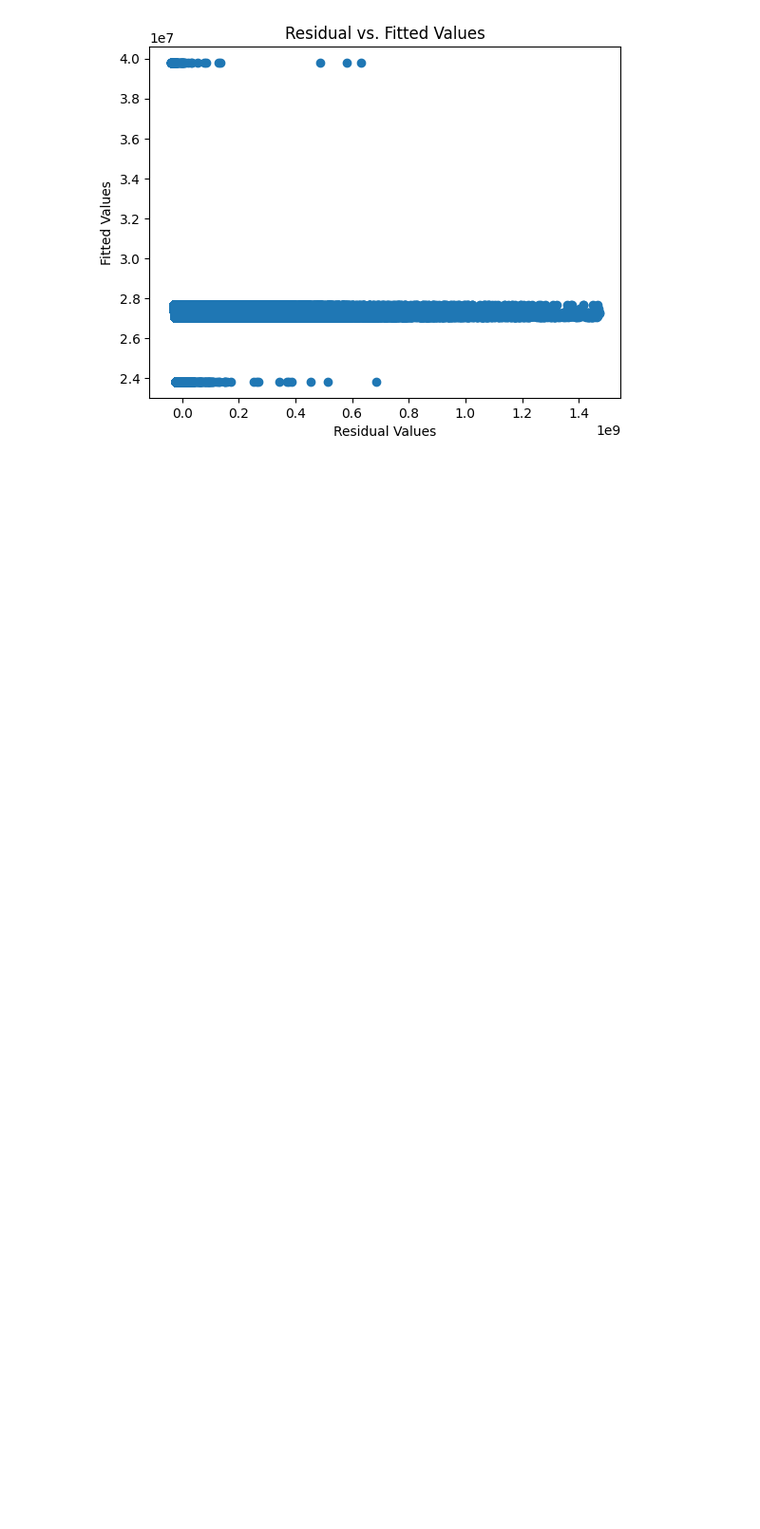
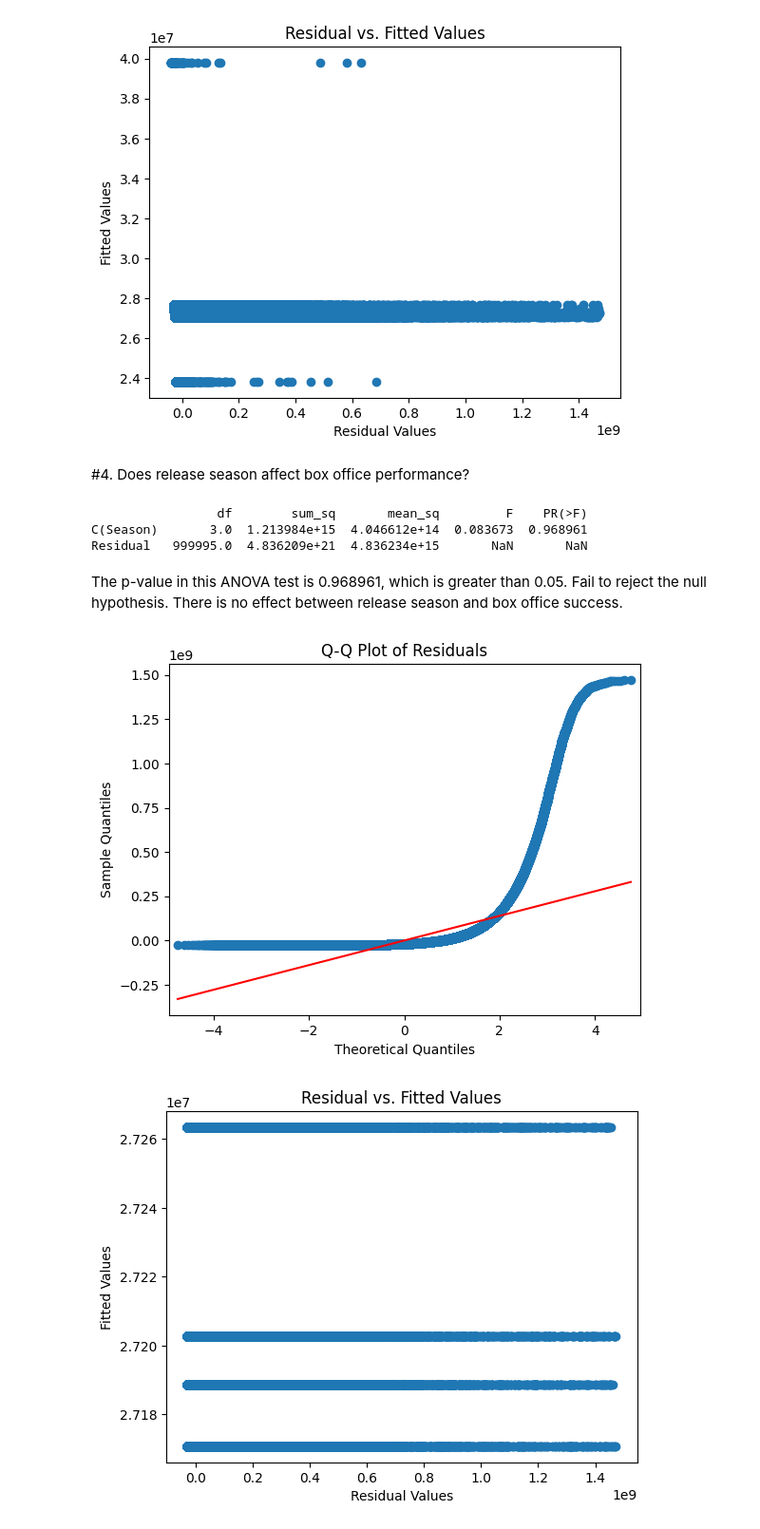
Before and after one commit to hasana1atwit/Movie-Analysis, a Jupyter notebook: Movie_Analysis.ipynb, the cells around one changed output. Shown at 95% size. Drawn from its saved outputs; the diff is of its cells as text; code cells hidden in the pictures; blank space fills up the shorter version.

```diff
--- a/Movie_Analysis.ipynb
+++ b/Movie_Analysis.ipynb
@@ -253,3 +253,49 @@ plt.show()
 # %% [output]
 [figure]
 [figure]
+# %% [markdown]
+#4. Does release season affect box office performance?
+# %%
+# categorize release dates by season (winter: Dec-Feb, spring: Mar-May, summer: Jun-Aug, fall: Sep-Nov)
+month_map = {
+    1: 'Winter', 2: 'Winter', 3: 'Spring', 4: 'Spring',
+    5: 'Spring', 6: 'Summer', 7: 'Summer', 8: 'Summer',
+    9: 'Autumn', 10: 'Autumn', 11: 'Autumn', 12: 'Winter'
+}
+movies['Date'] = pd.to_datetime(movies['ReleaseDate'], dayfirst=True) # convert String values to DateTimes
+movies['Season'] = movies['Date'].dt.month.map(month_map) # change DateTimes to seasons
+# %%
+# define the OLS model for ANOVA use
+model = ols('Global_BoxOfficeUSD ~ C(Season)', data=movies).fit()
+
+# perform the ANOVA and print the table
+anova_table = sm.stats.anova_lm(model, typ=1)
+print(anova_table)
+# %% [output]
+                 df        sum_sq       mean_sq         F    PR(>F)
+C(Season)       3.0  1.213984e+15  4.046612e+14  0.083673  0.968961
+Residual   999995.0  4.836209e+21  4.836234e+15       NaN       NaN
+# %% [markdown]
+The p-value in this ANOVA test is 0.968961, which is greater than 0.05. Fail to reject the null hypothesis. There is no effect between release season and box office success.
+# %%
+# ANOVA assumptions
+# 1. Independence: each movie can only be released in one season, so there is no overlap between categories.
+
+# 2. Normality of residuals:
+# QQ plot to test normality of residuals
+resid = model.resid
+sm.qqplot(resid, line='s')
+plt.title("Q-Q Plot of Residuals")
+plt.show()
+
+# 3. Homoscedasticity:
+# residuals vs. fitted values plot to test equal variance
+fitted = model.fittedvalues
+plt.scatter(resid, fitted, marker='o')
+plt.title('Residual vs. Fitted Values')
+plt.xlabel('Residual Values')
+plt.ylabel('Fitted Values')
+plt.show()
+# %% [output]
+[figure, added]
+[figure, added]
```
